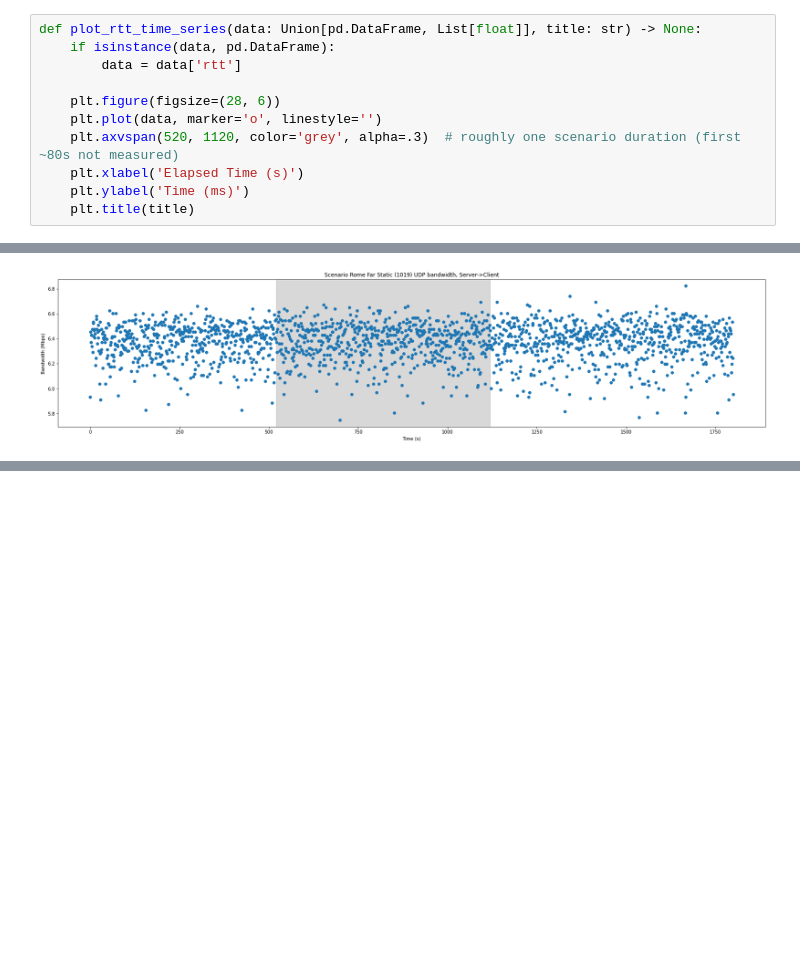
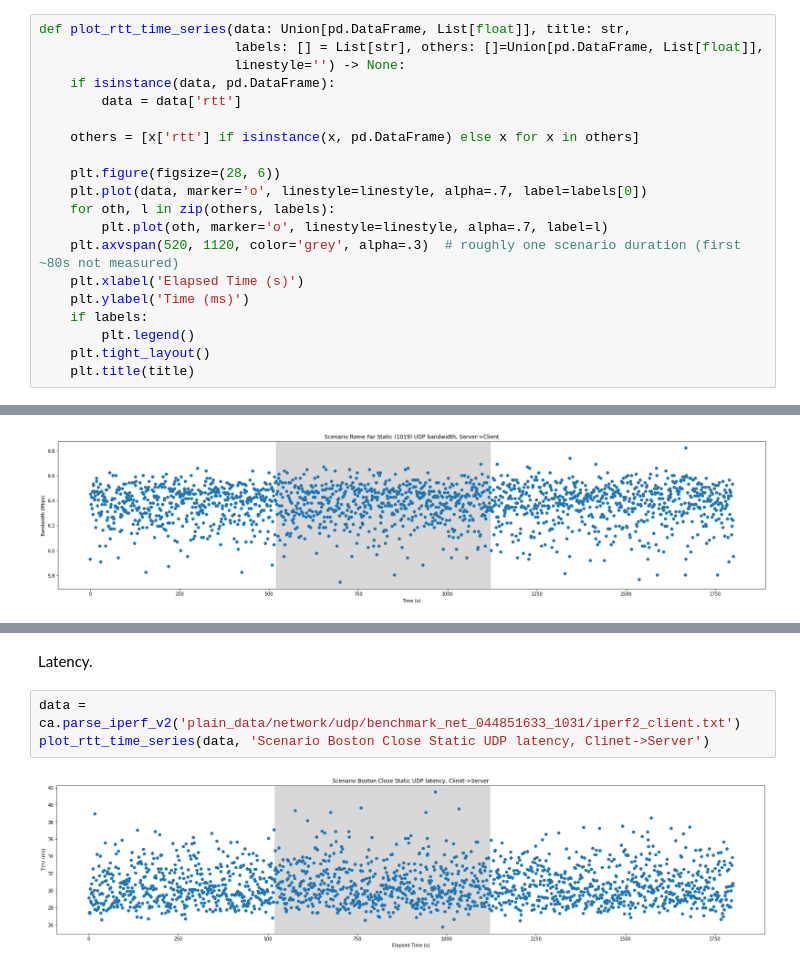
Before and after one commit to nislab/gensync, a Jupyter notebook: run/analysis.ipynb, the cells around one changed output, grey strips where cells are left out. Drawn from its saved outputs; the diff is of its cells as text; blank space fills up the shorter version.

```diff
--- a/run/analysis.ipynb
+++ b/run/analysis.ipynb
@@ -615,15 +615,24 @@ We observe that POWDER "close moderate" has much higher RTT variance than "close
 
 Now, plotted as time series.
 # %%
-def plot_rtt_time_series(data: Union[pd.DataFrame, List[float]], title: str) -> None:
+def plot_rtt_time_series(data: Union[pd.DataFrame, List[float]], title: str,
+                         labels: [] = List[str], others: []=Union[pd.DataFrame, List[float]],
+                         linestyle='') -> None:
     if isinstance(data, pd.DataFrame):
         data = data['rtt']
 
+    others = [x['rtt'] if isinstance(x, pd.DataFrame) else x for x in others]
+
     plt.figure(figsize=(28, 6))
-    plt.plot(data, marker='o', linestyle='')
+    plt.plot(data, marker='o', linestyle=linestyle, alpha=.7, label=labels[0])
+    for oth, l in zip(others, labels):
+        plt.plot(oth, marker='o', linestyle=linestyle, alpha=.7, label=l)
     plt.axvspan(520, 1120, color='grey', alpha=.3)  # roughly one scenario duration (first ~80s not measured)
     plt.xlabel('Elapsed Time (s)')
     plt.ylabel('Time (ms)')
+    if labels:
+        plt.legend()
+    plt.tight_layout()
     plt.title(title)
 # %%
 plot_rtt_time_series(ping_1025, title='POWDER close static')
@@ -1159,0 +1188,7 @@ plot_iperf_time_series(cnv_Mbps(data), 'Scenario Rome Far Static (1019) UDP band
+# %% [markdown]
+Latency.
+# %%
+data = ca.parse_iperf_v2('plain_data/network/udp/benchmark_net_044851633_1031/iperf2_client.txt')
+plot_rtt_time_series(data, 'Scenario Boston Close Static UDP latency, Clinet->Server')
+# %% [output]
+[figure, added]
```
Also changed, not shown: parts of 17 cells of this notebook, 2 other files.
